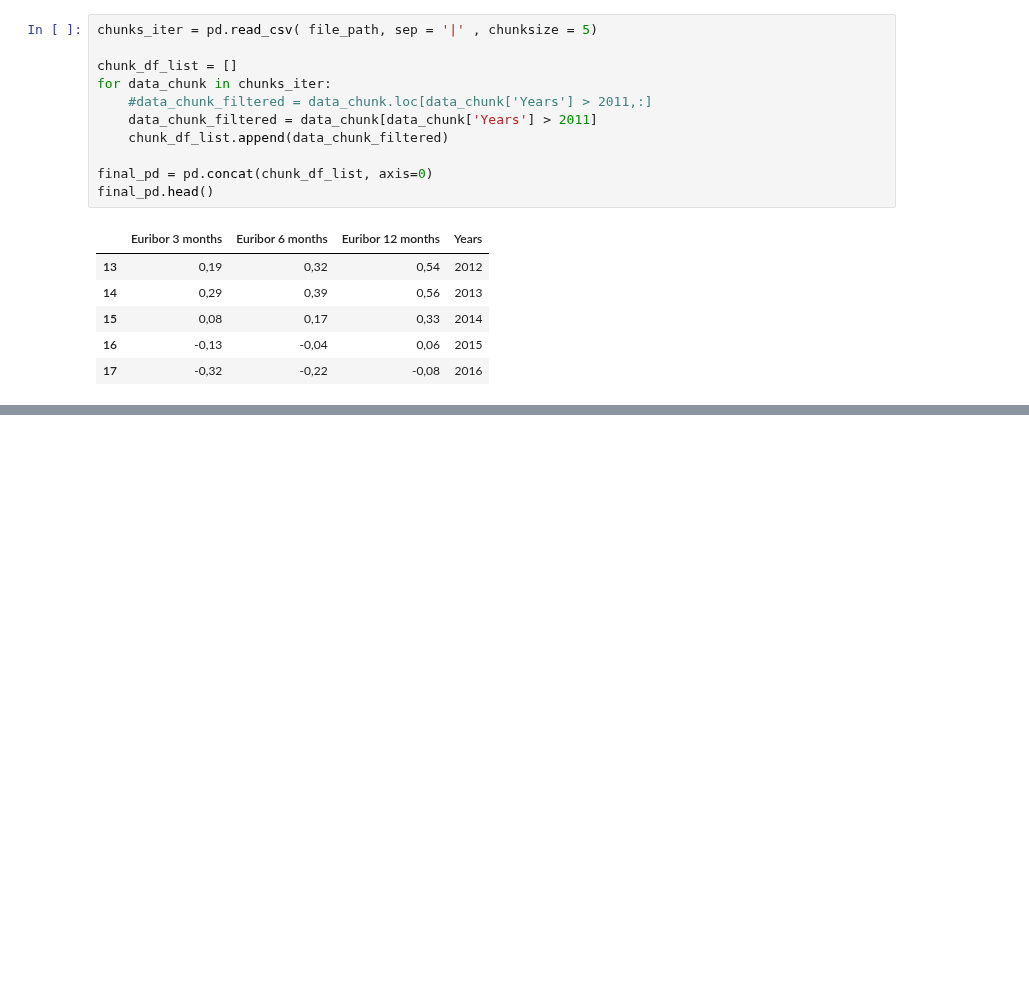
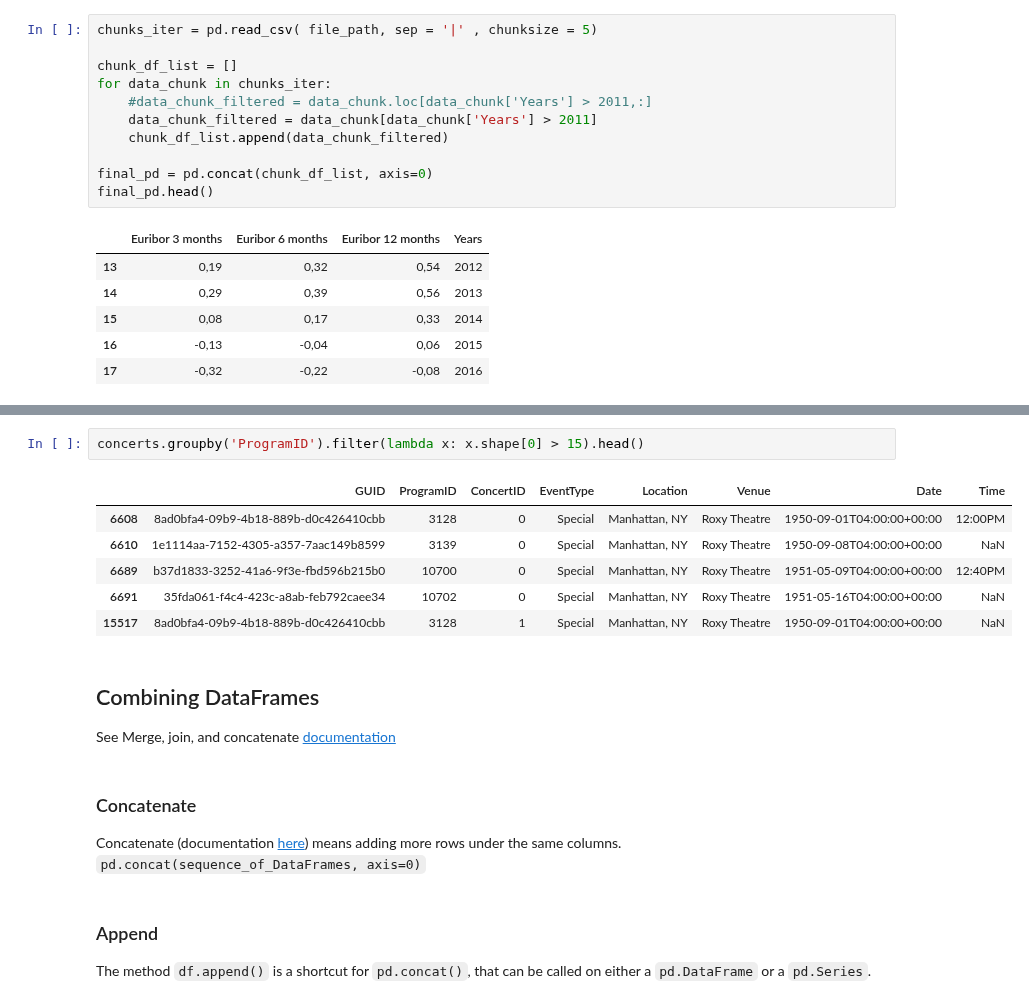
Before and after one commit to jnpicao/LDSSA-batch3-workspace, a Jupyter notebook: S02 - Data Wrangling/S02 - Data Wrangling - resumo.ipynb, the cells around one changed output, grey strips where cells are left out. Saved outputs shown, nothing was run; the diff lists cells and outputs as text; blank space fills up the shorter version.

```diff
--- a/S02 - Data Wrangling/S02 - Data Wrangling - resumo.ipynb
+++ b/S02 - Data Wrangling/S02 - Data Wrangling - resumo.ipynb
@@ -318,0 +535,22 @@ final_pd.head()
+# %%
+concerts.groupby('ProgramID').filter(lambda x: x.shape[0] > 15).head()
+# %% [output]
+|  | GUID | ProgramID | ConcertID | EventType | Location | Venue | Date | Time |
+| 6608 | 8ad0bfa4-09b9-4b18-889b-d0c426410cbb | 3128 | 0 | Special | Manhattan, NY | Roxy Theatre | 1950-09-01T04:00:00+00:00 | 12:00PM |
+| 6610 | 1e1114aa-7152-4305-a357-7aac149b8599 | 3139 | 0 | Special | Manhattan, NY | Roxy Theatre | 1950-09-08T04:00:00+00:00 | NaN |
+| 6689 | b37d1833-3252-41a6-9f3e-fbd596b215b0 | 10700 | 0 | Special | Manhattan, NY | Roxy Theatre | 1951-05-09T04:00:00+00:00 | 12:40PM |
+| 6691 | 35fda061-f4c4-423c-a8ab-feb792caee34 | 10702 | 0 | Special | Manhattan, NY | Roxy Theatre | 1951-05-16T04:00:00+00:00 | NaN |
+| 15517 | 8ad0bfa4-09b9-4b18-889b-d0c426410cbb | 3128 | 1 | Special | Manhattan, NY | Roxy Theatre | 1950-09-01T04:00:00+00:00 | NaN |
+# %% [markdown]
+## Combining DataFrames
+
+See Merge, join, and concatenate [documentation](https://pandas.pydata.org/pandas-docs/stable/user_guide/merging.html)
+# %% [markdown]
+### Concatenate
+
+Concatenate (documentation [here](https://pandas.pydata.org/pandas-docs/stable/reference/api/pandas.concat.html)) means adding more rows under the same columns.
+`pd.concat(sequence_of_DataFrames, axis=0)`
+# %% [markdown]
+### Append
+
+The method `df.append()` is a shortcut for `pd.concat()`, that can be called on either a `pd.DataFrame` or a `pd.Series`.
```
Also changed, not shown: parts of 33 cells of this notebook, 1 other file.
